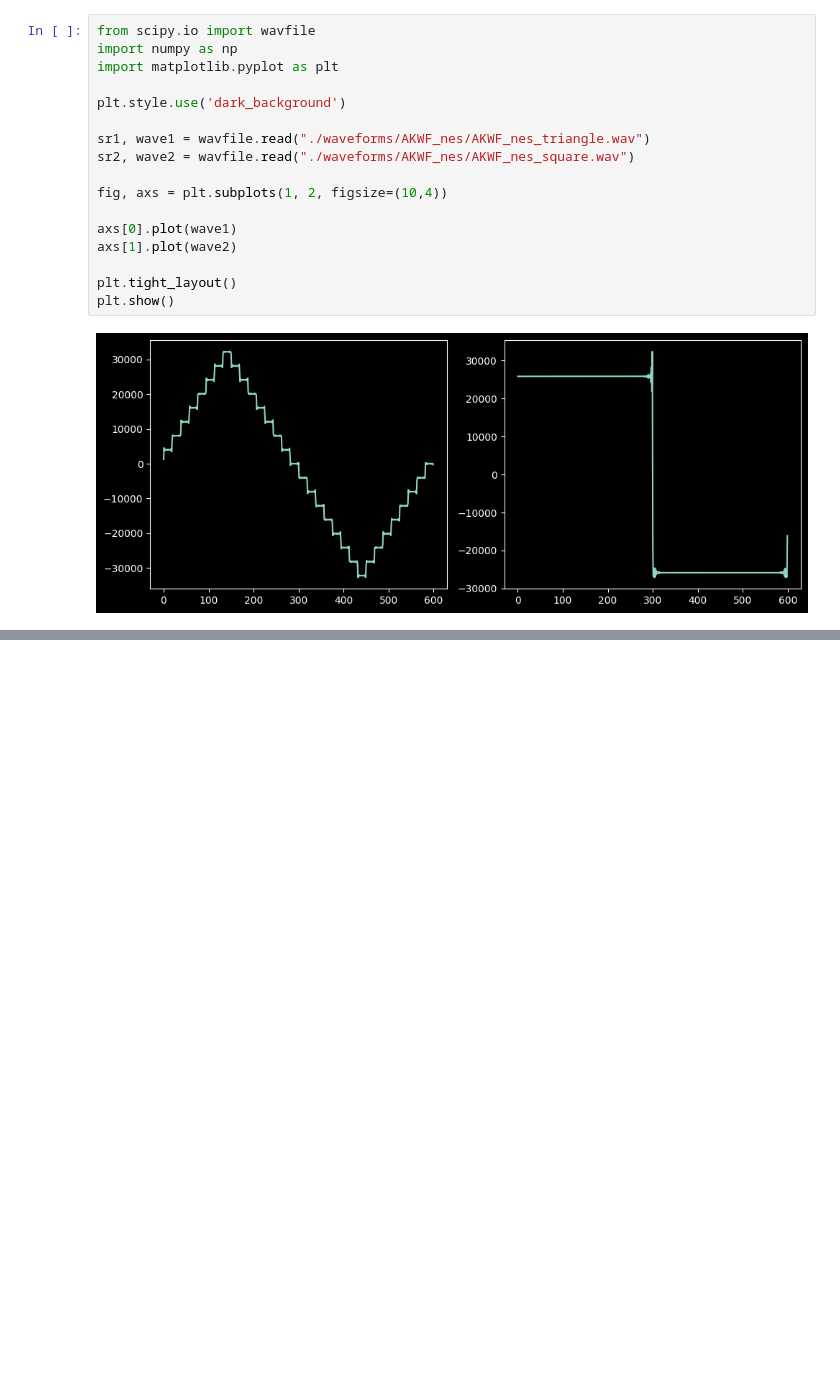
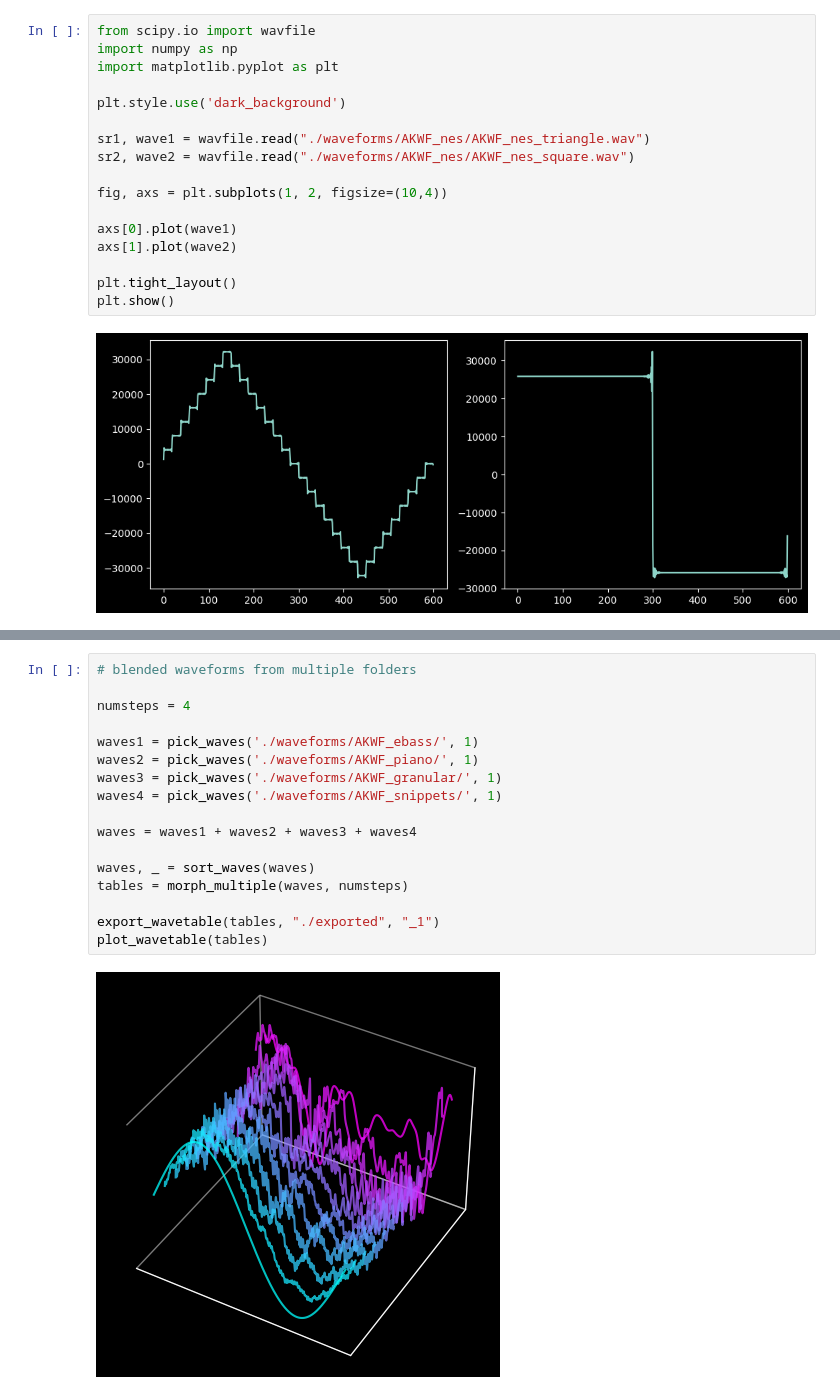
Before and after one commit to tiagolr/wavegen, a Jupyter notebook: main.ipynb, the cells around one changed output, grey strips where cells are left out. Saved outputs shown, nothing was run; the diff lists cells and outputs as text; blank space fills up the shorter version.

```diff
--- a/main.ipynb
+++ b/main.ipynb
@@ -244,0 +240,19 @@ plot_wavetable(tables)
+# %%
+# blended waveforms from multiple folders
+
+numsteps = 4
+
+waves1 = pick_waves('./waveforms/AKWF_ebass/', 1)
+waves2 = pick_waves('./waveforms/AKWF_piano/', 1)
+waves3 = pick_waves('./waveforms/AKWF_granular/', 1)
+waves4 = pick_waves('./waveforms/AKWF_snippets/', 1)
+
+waves = waves1 + waves2 + waves3 + waves4
+
+waves, _ = sort_waves(waves)
+tables = morph_multiple(waves, numsteps)
+
+export_wavetable(tables, "./exported", "_1")
+plot_wavetable(tables)
+# %% [output]
+[figure, added]
```
Also changed, not shown: parts of 3 cells of this notebook, 2 other files.
